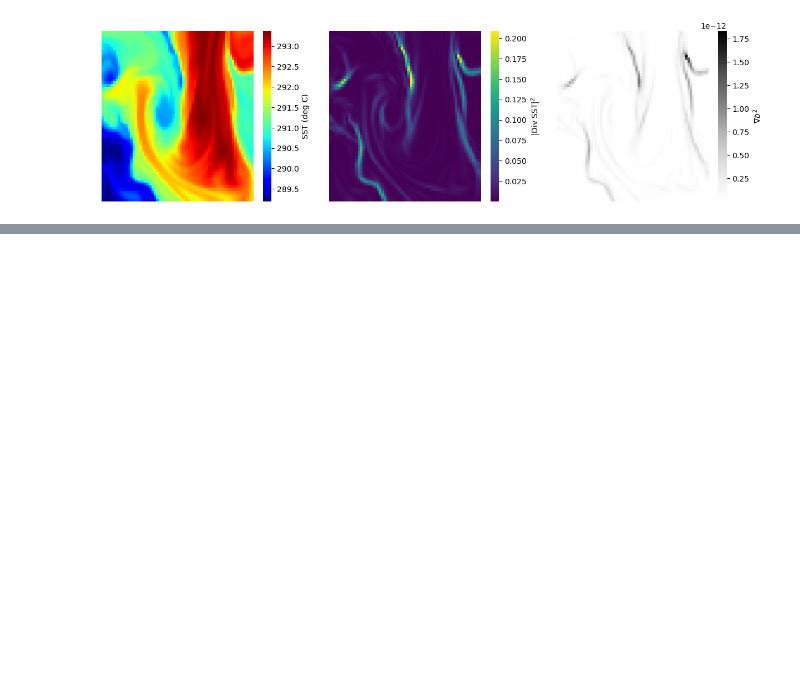
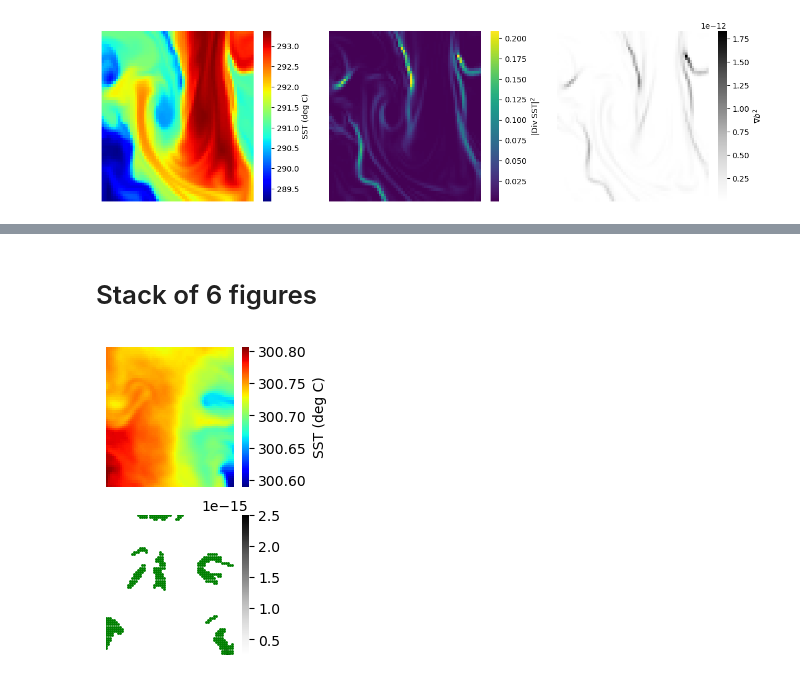
Before and after one commit to Sea-Meets-the-Stars/fronts, a Jupyter notebook: nb/pyBOA_dev.ipynb, the cells around one changed output, grey strips where cells are left out. Saved outputs shown, nothing was run; the diff lists cells and outputs as text; code cells hidden in the pictures; blank space fills up the shorter version.

```diff
--- a/nb/pyBOA_dev.ipynb
+++ b/nb/pyBOA_dev.ipynb
@@ -214,0 +218,33 @@ plot_fronts(idx, res_frnt_crop)
+# %% [markdown]
+# Stack of 6 figures
+# %%
+reload(pyboa)
+idx = 700
+sv_sst, sv_divb2, sv_fronts = [], [], []
+for idx in [0,500,700]:
+    div_sst, sst, sss, Divb2 = parse_idx(idx)
+    frnts = pyboa.fronts_in_divb2(Divb2)
+    # Save
+    sv_sst.append(sst)
+    sv_divb2.append(Divb2)
+    sv_fronts.append(frnts)
+# %%
+fig = plt.figure(figsize=(7,4))
+plt.clf()
+gs = gridspec.GridSpec(2,3)
+
+# First pair
+col = 0
+ax_img = plt.subplot(gs[0, col])
+cutout.show_image(sv_sst[col], clbl='SST (deg C)', ax=ax_img)
+ax_fronts = plt.subplot(gs[1, col])
+mx_div = sv_divb2[col].max()
+mn_div = mx_div / 10.
+cutout.show_image(sv_divb2[col], cbar=True, #clbl=r'$\nabla b^2$',
+                      cm='Greys', ax=ax_fronts, vmnx=(mn_div,mx_div))
+col,row = np.where(np.flipud(sv_fronts[col]))
+ax_fronts.scatter(row, col, s=1.0, color='g')
+
+plt.show()
+# %% [output]
+[figure, added]
```
Also changed, not shown: parts of 7 cells of this notebook, 2 other files.
